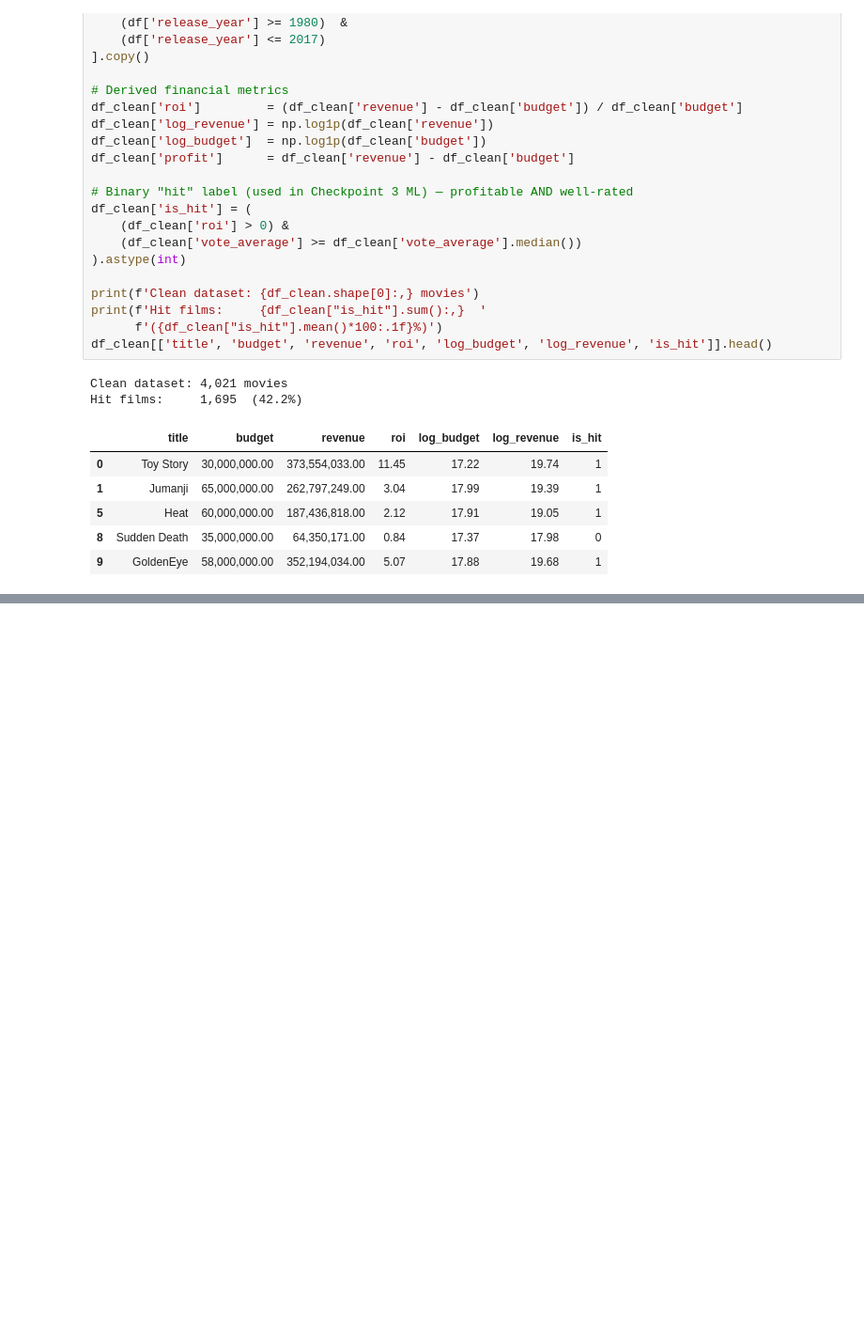
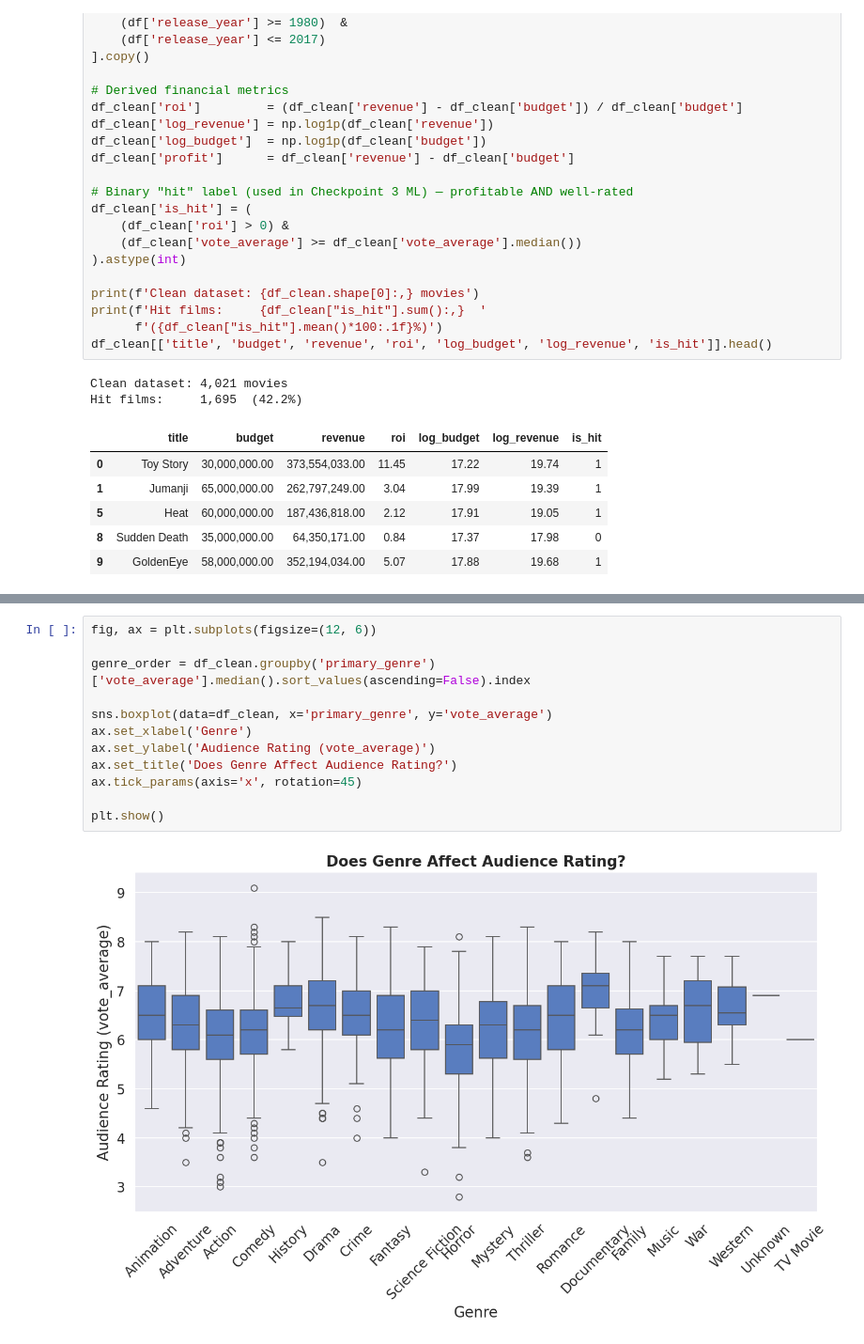
Before and after one commit to DheebhanJeganathan06/CMSC320-Final-Project, a Jupyter notebook: cmsc_320_final_project_checkpoint_2.ipynb, the cells around one changed output, grey strips where cells are left out. Shown at 94% size. Saved outputs shown, nothing was run; the diff lists cells and outputs as text; blank space fills up the shorter version.

```diff
--- a/cmsc_320_final_project_checkpoint_2.ipynb
+++ b/cmsc_320_final_project_checkpoint_2.ipynb
@@ -242,0 +333,14 @@ df_clean[summary_cols].describe().T.style.background_gradient(cmap='Blues', axis
+# %%
+fig, ax = plt.subplots(figsize=(12, 6))
+
+genre_order = df_clean.groupby('primary_genre')['vote_average'].median().sort_values(ascending=False).index
+
+sns.boxplot(data=df_clean, x='primary_genre', y='vote_average')
+ax.set_xlabel('Genre')
+ax.set_ylabel('Audience Rating (vote_average)')
+ax.set_title('Does Genre Affect Audience Rating?')
+ax.tick_params(axis='x', rotation=45)
+
+plt.show()
+# %% [output]
+[figure, added]
```
Also changed, not shown: parts of 15 cells of this notebook.
